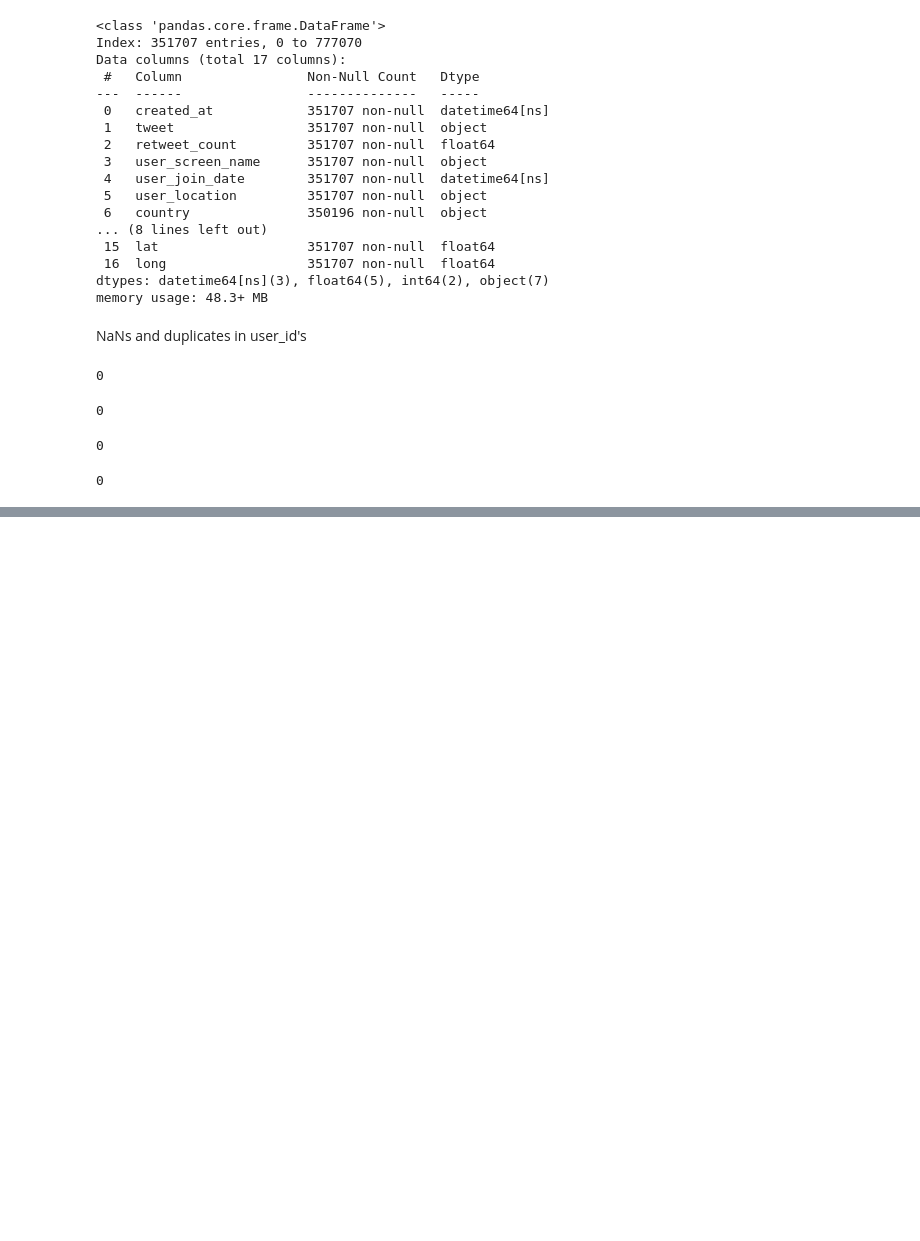
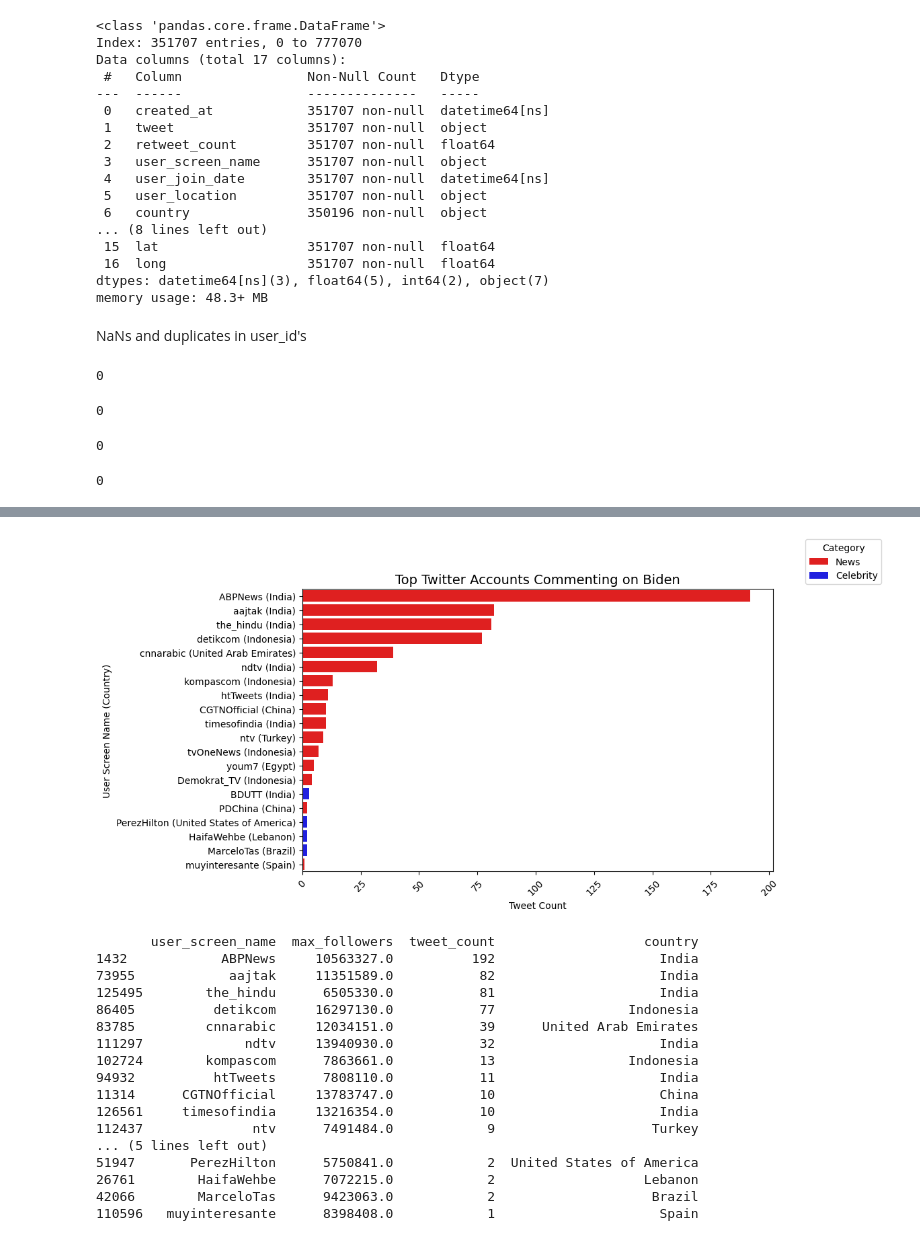
Before and after one commit to ElenaIurchenkoMatlas/twitterelection_dataanalysis, a Jupyter notebook: project_tweeterelection.ipynb, the cells around one changed output, grey strips where cells are left out. Saved outputs shown, nothing was run; the diff lists cells and outputs as text; code cells hidden in the pictures; blank space fills up the shorter version.

Commit message:
twitter User_screen_name exprolation vs tweets_count for biden

```diff
--- a/project_tweeterelection.ipynb
+++ b/project_tweeterelection.ipynb
@@ -496,0 +525,8 @@ print(duplicates_biden_user_id)
+# %%
+df_joebiden['user_location'] = df_joebiden['user_location'].fillna('').astype(str)
+df_joebiden['country'] = df_joebiden['country'].fillna('').astype(str)
+df_joebiden['continent'] = df_joebiden['continent'].fillna('').astype(str)
+df_joebiden['state'] = df_joebiden['state'].fillna('').astype(str)
+df_joebiden['state_code'] = df_joebiden['state_code'].fillna('').astype(str)
+df_joebiden['user_screen_name'] = df_joebiden['user_screen_name'].fillna('').astype(str)
+df_joebiden['tweet'] = df_joebiden['tweet'].fillna('').astype(str)
@@ -496,0 +653,6 @@ print(duplicates_biden_user_id)
+# %%
+# Sort by tweet count in descending order
+biden_top_users_sorted_by_tweets = biden_top_20_users.sort_values(by='tweet_count', ascending=False)
+
+# Display the sorted data
+print(biden_top_users_sorted_by_tweets[['user_screen_name', 'max_followers', 'tweet_count', 'country']])
@@ -496,0 +677,62 @@ print(duplicates_biden_user_id)
+# %%
+# Combine user_screen_name and country into a single column for the x-axis
+biden_top_users_sorted_by_tweets['user_country'] = (
+    biden_top_users_sorted_by_tweets['user_screen_name'] +
+    ' (' + biden_top_users_sorted_by_tweets['country'] + ')'
+)
+
+# Define news providers and celebrities
+news_providers = ['ABPNews', 'aajtak', 'the_hindu', 'detikcom', 'cnnarabic', 'ndtv',
+                  'kompascom', 'htTweets', 'CGTNOfficial', 'timesofindia', 'ntv',
+                  'tvOneNews', 'PDChina', 'Demokrat_TV', 'youm7', 'muyinteresante']
+celebrities = ['BDUTT', 'PerezHilton', 'HaifaWehbe', 'MarceloTas']
+
+# Apply category based on user_screen_name
+biden_top_users_sorted_by_tweets['category'] = biden_top_users_sorted_by_tweets['user_screen_name'].apply(
+    lambda x: 'News' if x in news_providers else ('Celebrity' if x in celebrities else 'Other')
+)
+
+# Set the color palette manually for the categories
+color_palette = {'News': 'red', 'Celebrity': 'blue', 'Other': 'green'}
+
+# Create the Seaborn barplot with combined x-axis labels
+plt.figure(figsize=(10, 6))
+sns.barplot(x='tweet_count', y='user_country', data=biden_top_users_sorted_by_tweets, hue='category', dodge=False, palette=color_palette)
+
+# Rotate labels for better readability
+plt.xticks(rotation=45)
+
+# Add labels and title
+plt.xlabel('Tweet Count', fontsize=10)
+plt.ylabel('User Screen Name (Country)', fontsize=10)
+plt.title('Top Twitter Accounts Commenting on Biden', fontsize=14)
+
+# Position the legend on the right side
+plt.legend(title='Category', loc='lower center', bbox_to_anchor=(1.15, 1))
+# Adjust layout manually
+plt.subplots_adjust(left=0.2, right=0.9, top=0.9, bottom=0.2)
+
+# Show the plot
+plt.show()
+
+# Display the sorted data
+print(biden_top_users_sorted_by_tweets[['user_screen_name', 'max_followers', 'tweet_count', 'country']])
+# %% [output]
+[figure, added]
+       user_screen_name  max_followers  tweet_count                   country
+1432            ABPNews     10563327.0          192                     India
+73955            aajtak     11351589.0           82                     India
+125495        the_hindu      6505330.0           81                     India
+86405          detikcom     16297130.0           77                 Indonesia
+83785         cnnarabic     12034151.0           39      United Arab Emirates
+111297             ndtv     13940930.0           32                     India
+102724        kompascom      7863661.0           13                 Indonesia
+94932          htTweets      7808110.0           11                     India
+11314      CGTNOfficial     13783747.0           10                     China
+126561     timesofindia     13216354.0           10                     India
+112437              ntv      7491484.0            9                    Turkey
+... (5 lines left out)
+51947       PerezHilton      5750841.0            2  United States of America
+26761        HaifaWehbe      7072215.0            2                   Lebanon
+42066        MarceloTas      9423063.0            2                    Brazil
+110596   muyinteresante      8398408.0            1                     Spain
```
Also changed, not shown: parts of 19 cells of this notebook.
